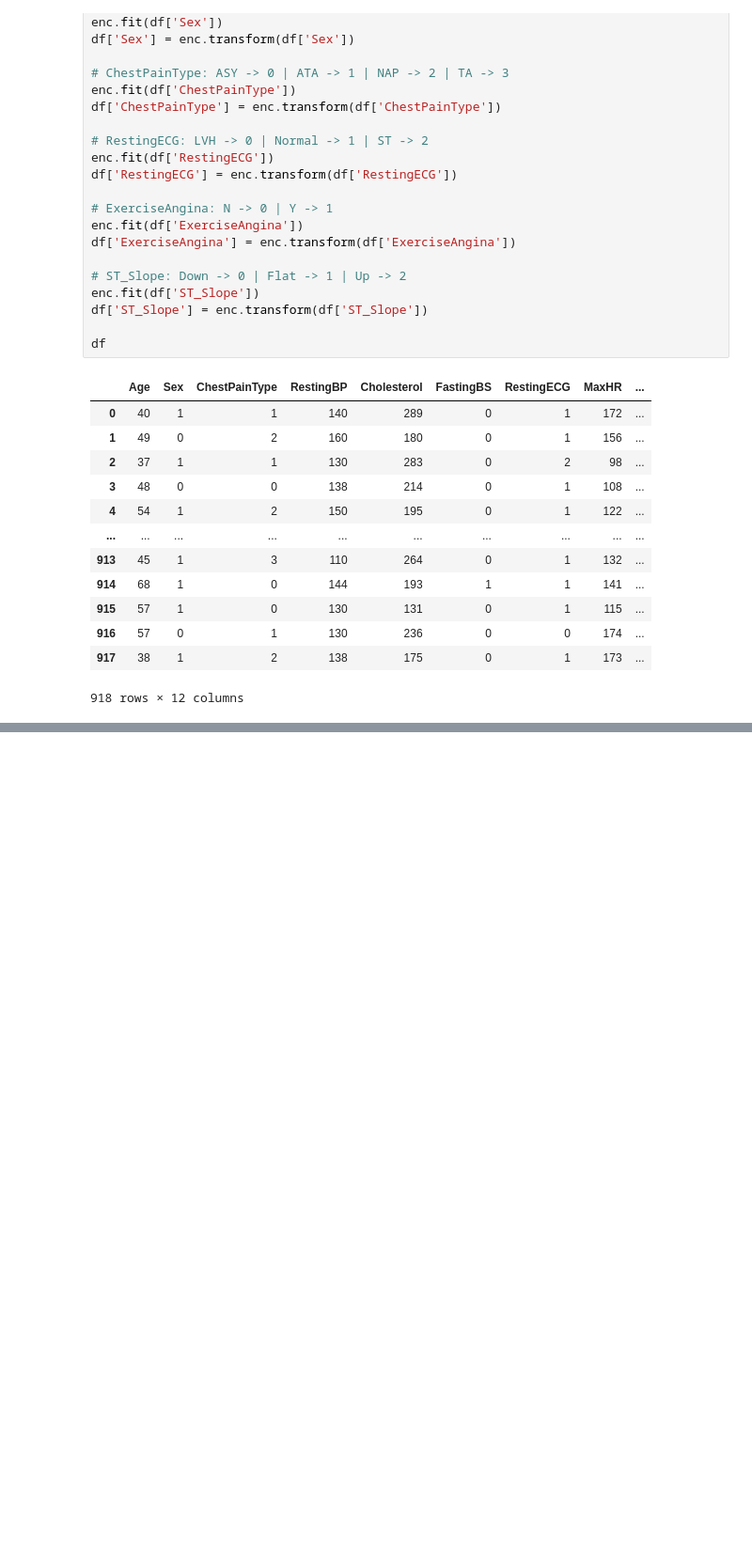
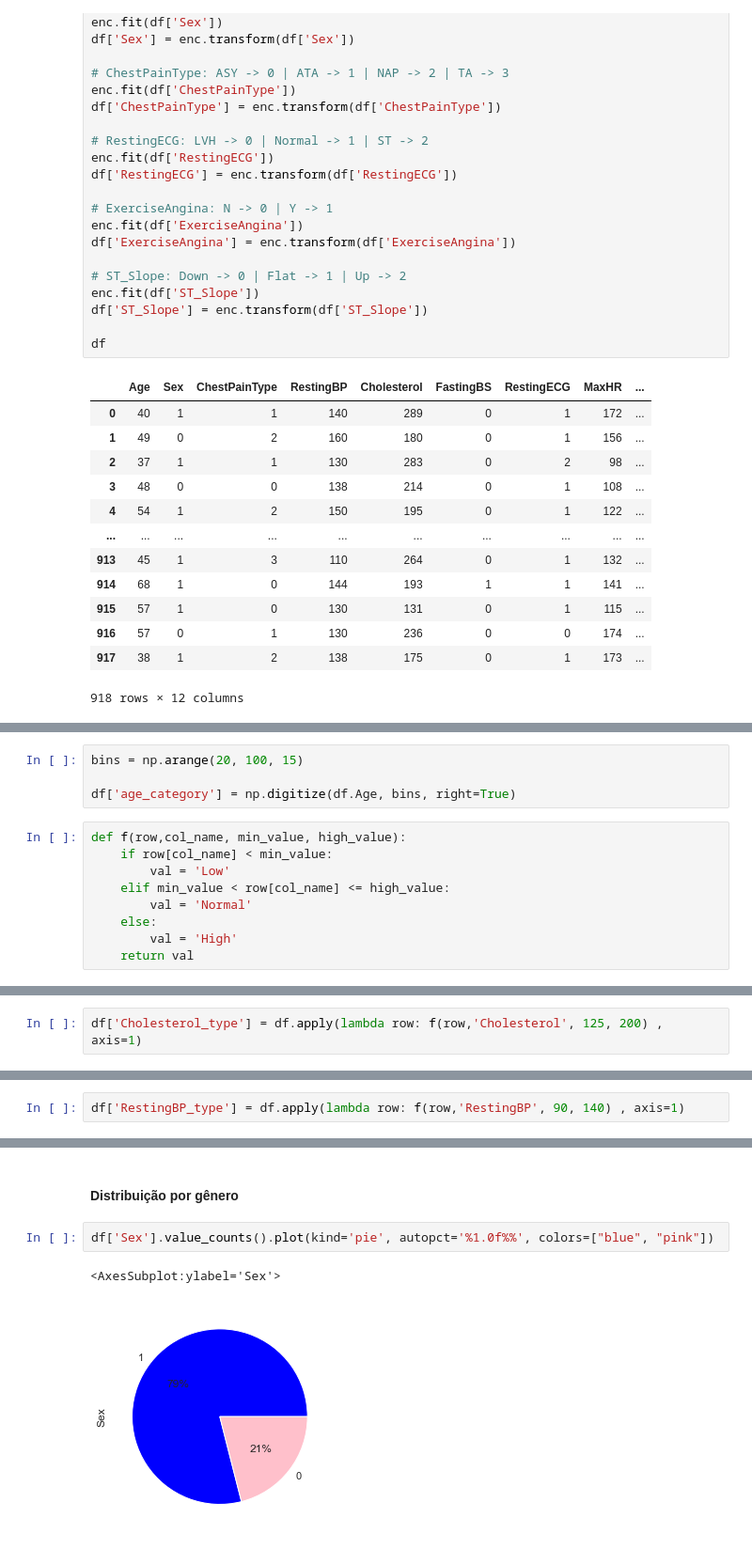
Before and after one commit to MiguelDordio/HeartDiseaseAnalysis, a Jupyter notebook: notebooks/heart_disease.ipynb, the cells around one changed output, grey strips where cells are left out. Shown: that part at 94% size. Saved outputs shown, nothing was run; the diff lists cells and outputs as text; blank space fills up the shorter version.

```diff
--- a/notebooks/heart_disease.ipynb
+++ b/notebooks/heart_disease.ipynb
@@ -133,0 +156,13 @@ df
+# %%
+bins = np.arange(20, 100, 15)
+
+df['age_category'] = np.digitize(df.Age, bins, right=True)
+# %%
+def f(row,col_name, min_value, high_value):
+    if row[col_name] < min_value:
+        val = 'Low'
+    elif min_value < row[col_name] <= high_value:
+        val = 'Normal'
+    else:
+        val = 'High'
+    return val
@@ -133,0 +175,2 @@ df
+# %%
+df['Cholesterol_type'] = df.apply(lambda row: f(row,'Cholesterol', 125, 200) , axis=1)
@@ -133,0 +185,2 @@ df
+# %%
+df['RestingBP_type'] = df.apply(lambda row: f(row,'RestingBP', 90, 140) , axis=1)
@@ -133,0 +231,7 @@ df
+# %% [markdown]
+#### Distribuição por gênero
+# %%
+df['Sex'].value_counts().plot(kind='pie', autopct='%1.0f%%', colors=["blue", "pink"])
+# %% [output]
+<AxesSubplot:ylabel='Sex'>
+[figure, added]
```
Also changed, not shown: parts of 41 cells of this notebook.
